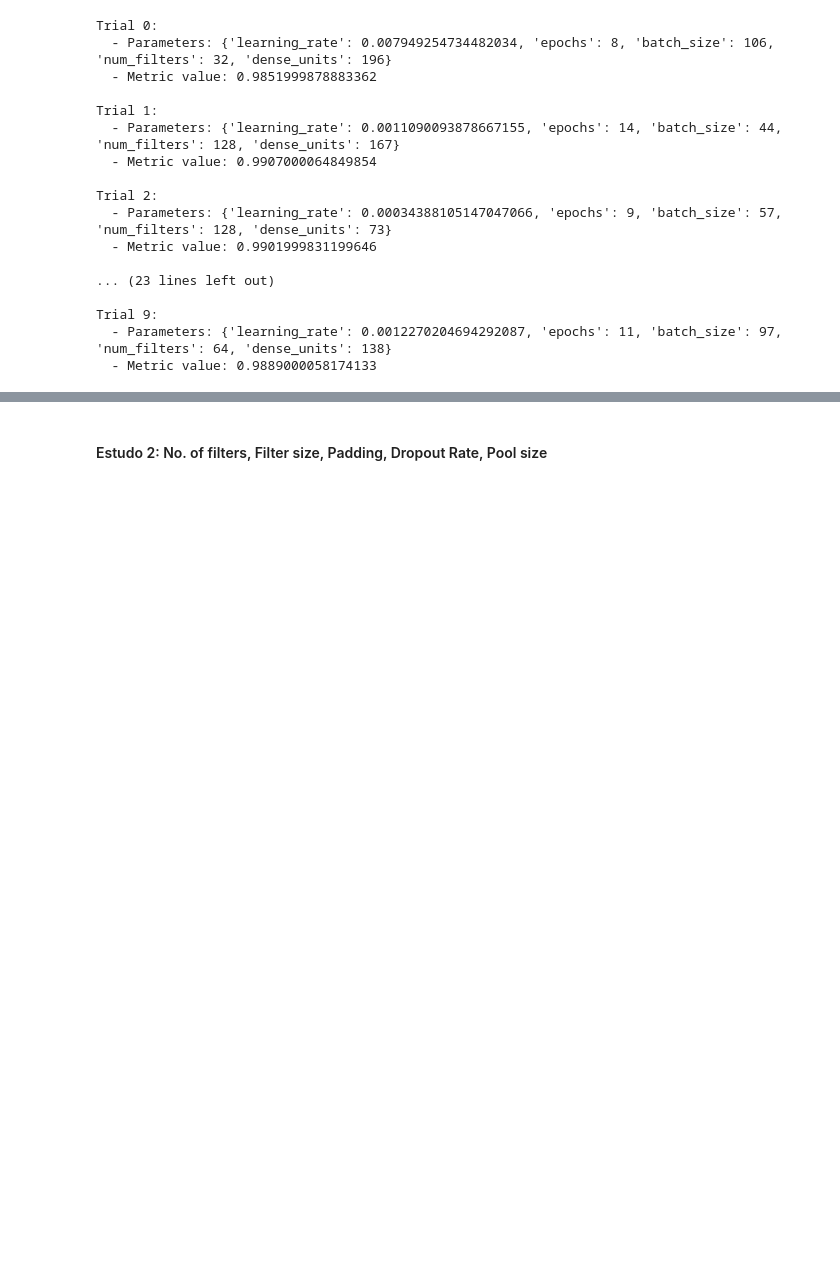
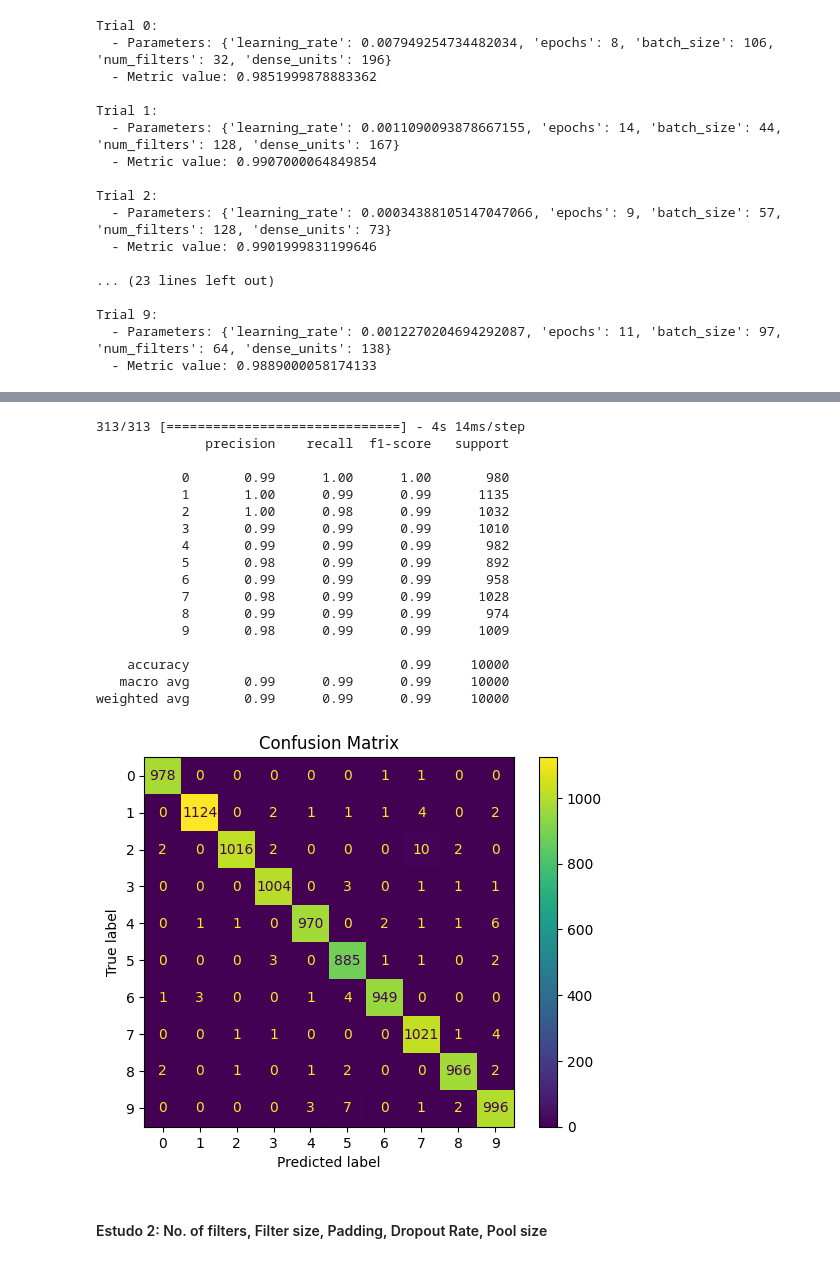
Before and after one commit to caiolbarreto/mlp, a Jupyter notebook: cnn.ipynb, the cells around one changed output, grey strips where cells are left out. Saved outputs shown, nothing was run; the diff lists cells and outputs as text; code cells hidden in the pictures; blank space fills up the shorter version.

Commit message:
first tuned model

```diff
--- a/cnn.ipynb
+++ b/cnn.ipynb
@@ -158,3 +163,29 @@ Trial 2:
 Trial 9:
   - Parameters: {'learning_rate': 0.0012270204694292087, 'epochs': 11, 'batch_size': 97, 'num_filters': 64, 'dense_units': 138}
   - Metric value: 0.9889000058174133
+# %%
+params = {
+    'learning_rate': 0.0011090093878667155,
+    'epochs': 14,
+    'batch_size': 44,
+    'num_filters': 128,
+    'dense_units': 167
+}
+
+model = tf.keras.Sequential([
+        tf.keras.layers.Conv2D(filters=params['num_filters'], kernel_size=(3, 3), activation='relu', input_shape=(28, 28, 1)),
+        tf.keras.layers.MaxPooling2D(pool_size=(2, 2)),
+        tf.keras.layers.Conv2D(filters=params['num_filters'] * 2, kernel_size=(3, 3), activation='relu'),
+        tf.keras.layers.MaxPooling2D(pool_size=(2, 2)),
+        tf.keras.layers.Flatten(),
+        tf.keras.layers.Dense(units=params['dense_units'], activation='relu'),
+        tf.keras.layers.Dense(units=10, activation='softmax')
+    ])
+
+model.compile(
+    loss='sparse_categorical_crossentropy',
+    optimizer=tf.keras.optimizers.Adam(learning_rate=params['learning_rate']),
+    metrics=['accuracy']
+)
+
+history = model.fit(X_train, y_train, epochs=params['epochs'], batch_size=params['batch_size'], validation_split=0.2, verbose=1)
@@ -161,3 +218,35 @@ Trial 9:
+# %%
+y_pred = model.predict(X_test)
+y_pred_classes = np.argmax(y_pred, axis=1)
+
+# Imprimir relatório de classificação
+print(classification_report(y_test, y_pred_classes))
+
+# Matriz de confusão
+conf_matrix = confusion_matrix(y_test, y_pred_classes)
+disp = ConfusionMatrixDisplay(confusion_matrix=conf_matrix)
+disp.plot()
+plt.title('Confusion Matrix')
+plt.show()
+# %% [output]
+313/313 [==============================] - 4s 14ms/step
+              precision    recall  f1-score   support
+
+           0       0.99      1.00      1.00       980
+           1       1.00      0.99      0.99      1135
+           2       1.00      0.98      0.99      1032
+           3       0.99      0.99      0.99      1010
+           4       0.99      0.99      0.99       982
+           5       0.98      0.99      0.99       892
+           6       0.99      0.99      0.99       958
+           7       0.98      0.99      0.99      1028
+           8       0.99      0.99      0.99       974
+           9       0.98      0.99      0.99      1009
+
+    accuracy                           0.99     10000
+   macro avg       0.99      0.99      0.99     10000
+weighted avg       0.99      0.99      0.99     10000
+[figure, added]
 # %% [markdown]
 #### Estudo 2: No. of filters, Filter size, Padding, Dropout Rate, Pool size
 # %%
```
Also changed, not shown: parts of 3 cells of this notebook.
